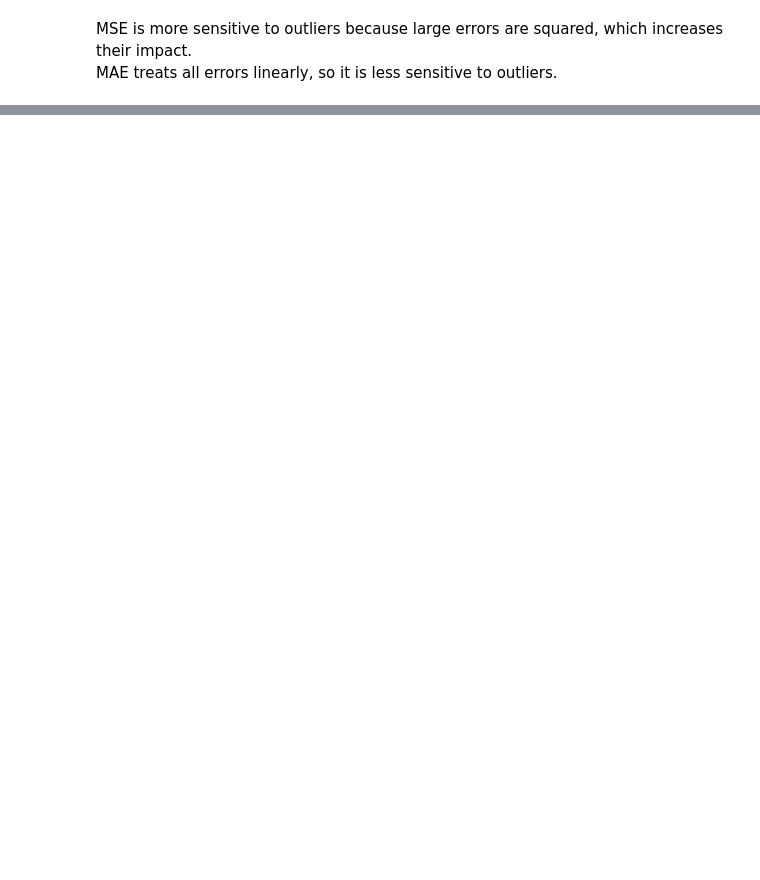
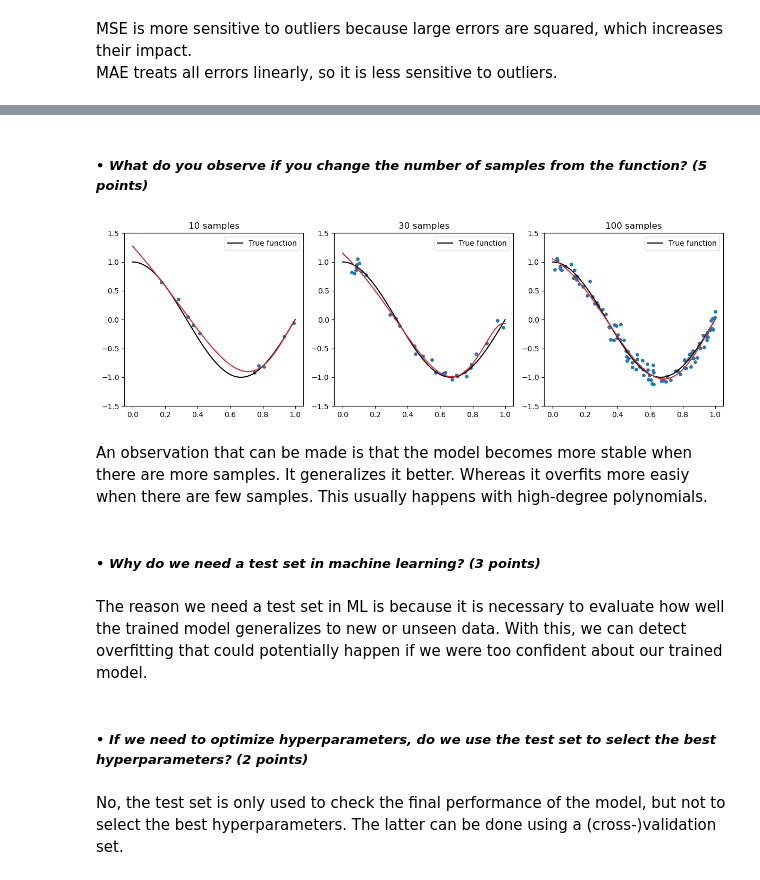
Before and after one commit to ariadnadavila/Computational-Carpentry-Project, a Jupyter notebook: GroupQ_Block3_Assignment.ipynb, the cells around one changed output, grey strips where cells are left out. Cells and saved outputs as stored; diff of their text form; code cells hidden in the pictures; blank space fills up the shorter version.

```diff
--- a/GroupQ_Block3_Assignment.ipynb
+++ b/GroupQ_Block3_Assignment.ipynb
@@ -140,0 +209,39 @@ This implies two things:
+# %% [markdown]
+##### *• What do you observe if you change the number of samples from the function? (5 points)*
+# %%
+sample_sizes = [10, 30, 100]
+degree = 10
+lam = 1e-3
+
+plt.figure(figsize=(12, 4))
+
+for i, n in enumerate(sample_sizes, 1):
+    Xn = np.sort(np.random.rand(n))
+    yn = np.cos(1.5 * np.pi * Xn) + 0.1 * np.random.randn(n)
+    model = make_pipeline(PolynomialFeatures(degree), Ridge(alpha=lam))
+    model.fit(Xn[:, np.newaxis], yn)
+    y_pred = model.predict(x_plot[:, np.newaxis])
+
+    plt.subplot(1, 3, i)
+    plt.scatter(Xn, yn, color="tab:blue", s=15)
+    plt.plot(x_plot, np.cos(1.5 * np.pi * x_plot), color="black", label="True function")
+    plt.plot(x_plot, y_pred, color="tab:red")
+    plt.title(f"{n} samples")
+    plt.ylim(-1.5, 1.5)
+    plt.legend()
+
+plt.tight_layout()
+plt.show()
+# %% [output]
+[figure, added]
+# %% [markdown]
+An observation that can be made is that the model becomes more stable when there are more samples. It generalizes it better. Whereas it overfits more easiy when there are few samples. This usually happens with high-degree polynomials.
+# %% [markdown]
+##### *• Why do we need a test set in machine learning? (3 points)*
+# %% [markdown]
+The reason we need a test set in ML is because it is necessary to evaluate how well the trained model generalizes to new or unseen data.
+With this, we can detect overfitting that could potentially happen if we were too confident about our trained model.
+# %% [markdown]
+##### *• If we need to optimize hyperparameters, do we use the test set to select the best hyperparameters? (2 points)*
+# %% [markdown]
+No, the test set is only used to check the final performance of the model, but not to select the best hyperparameters. The latter can be done using a (cross-)validation set.
```
Also changed, not shown: parts of 12 cells of this notebook.
